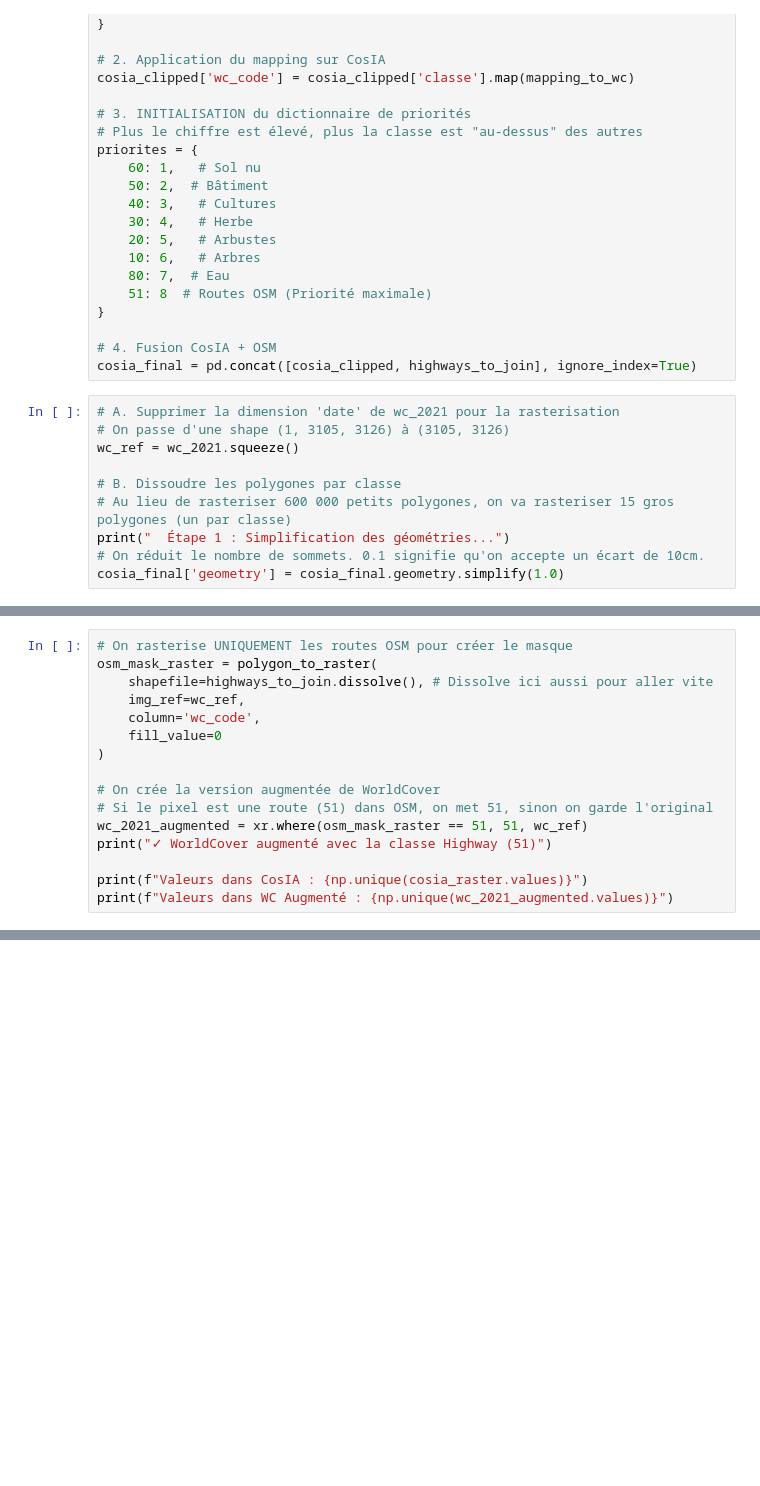
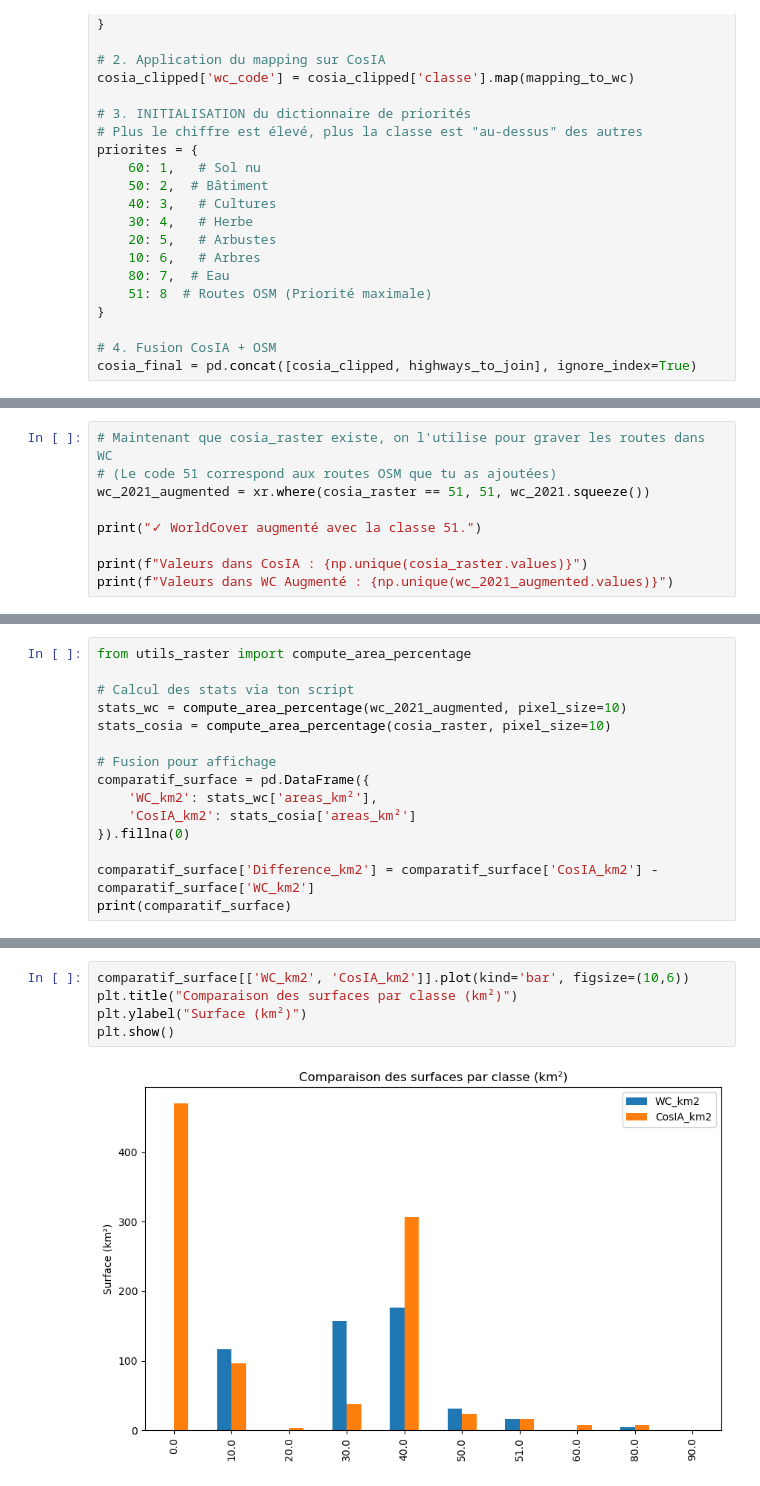
Before and after one commit to marion-billy/urbiverde_ivb, a Jupyter notebook: tutos/test_extract.ipynb, the cells around one changed output, grey strips where cells are left out. Saved outputs shown, nothing was run; the diff lists cells and outputs as text; blank space fills up the shorter version.

```diff
--- a/tutos/test_extract.ipynb
+++ b/tutos/test_extract.ipynb
@@ -212,13 +212,3 @@ priorites = {
 
 # 4. Fusion CosIA + OSM
 cosia_final = pd.concat([cosia_clipped, highways_to_join], ignore_index=True)
-# %%
-# A. Supprimer la dimension 'date' de wc_2021 pour la rasterisation
-# On passe d'une shape (1, 3105, 3126) à (3105, 3126)
-wc_ref = wc_2021.squeeze()
-
-# B. Dissoudre les polygones par classe
-# Au lieu de rasteriser 600 000 petits polygones, on va rasteriser 15 gros polygones (un par classe)
-print("  Étape 1 : Simplification des géométries...")
-# On réduit le nombre de sommets. 0.1 signifie qu'on accepte un écart de 10cm.
-cosia_final['geometry'] = cosia_final.geometry.simplify(1.0)
@@ -242,16 +258,9 @@ cosia_raster = polygon_to_raster(
 # %%
-# On rasterise UNIQUEMENT les routes OSM pour créer le masque
-osm_mask_raster = polygon_to_raster(
-    shapefile=highways_to_join.dissolve(), # Dissolve ici aussi pour aller vite
-    img_ref=wc_ref,
-    column='wc_code',
-    fill_value=0
-)
+# Maintenant que cosia_raster existe, on l'utilise pour graver les routes dans WC
+# (Le code 51 correspond aux routes OSM que tu as ajoutées)
+wc_2021_augmented = xr.where(cosia_raster == 51, 51, wc_2021.squeeze())
 
-# On crée la version augmentée de WorldCover
-# Si le pixel est une route (51) dans OSM, on met 51, sinon on garde l'original
-wc_2021_augmented = xr.where(osm_mask_raster == 51, 51, wc_ref)
-print("✓ WorldCover augmenté avec la classe Highway (51)")
+print("✓ WorldCover augmenté avec la classe 51.")
 
 print(f"Valeurs dans CosIA : {np.unique(cosia_raster.values)}")
 print(f"Valeurs dans WC Augmenté : {np.unique(wc_2021_augmented.values)}")
@@ -270,0 +336,15 @@ plt.show()
+# %%
+from utils_raster import compute_area_percentage
+
+# Calcul des stats via ton script
+stats_wc = compute_area_percentage(wc_2021_augmented, pixel_size=10)
+stats_cosia = compute_area_percentage(cosia_raster, pixel_size=10)
+
+# Fusion pour affichage
+comparatif_surface = pd.DataFrame({
+    'WC_km2': stats_wc['areas_km²'],
+    'CosIA_km2': stats_cosia['areas_km²']
+}).fillna(0)
+
+comparatif_surface['Difference_km2'] = comparatif_surface['CosIA_km2'] - comparatif_surface['WC_km2']
+print(comparatif_surface)
@@ -270,0 +363,7 @@ plt.show()
+# %%
+comparatif_surface[['WC_km2', 'CosIA_km2']].plot(kind='bar', figsize=(10,6))
+plt.title("Comparaison des surfaces par classe (km²)")
+plt.ylabel("Surface (km²)")
+plt.show()
+# %% [output]
+[figure, added]
```
Also changed, not shown: parts of 8 cells of this notebook.
